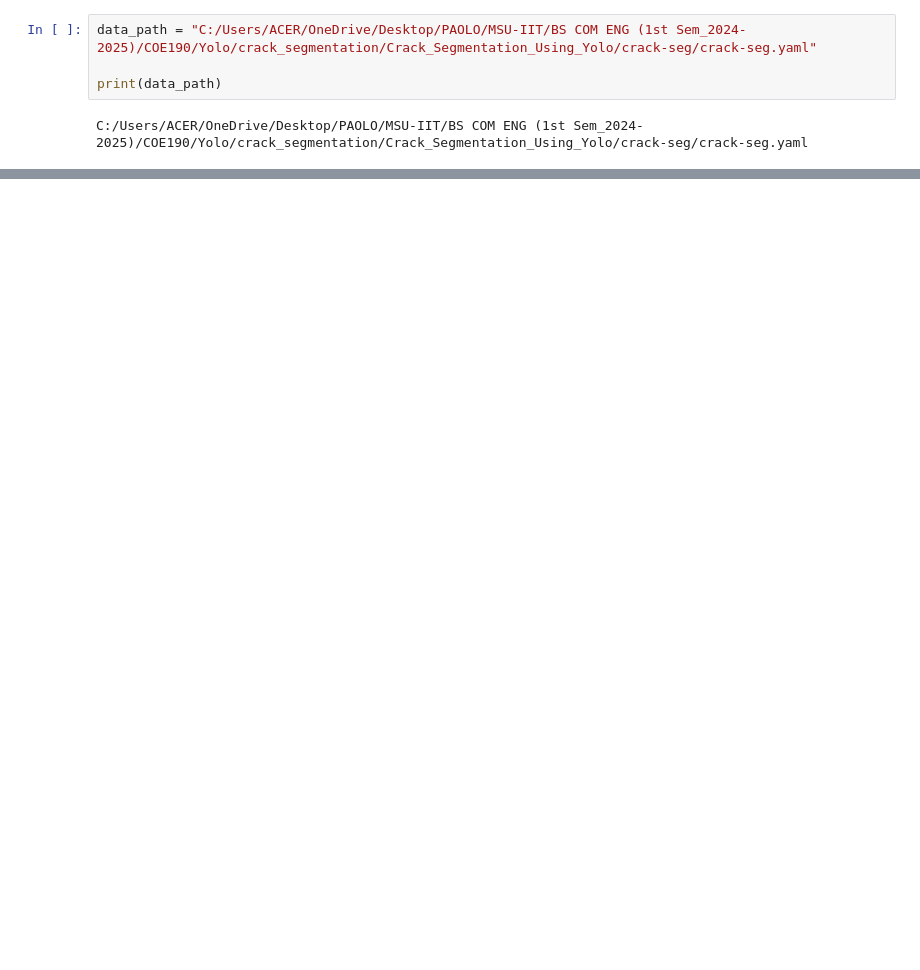
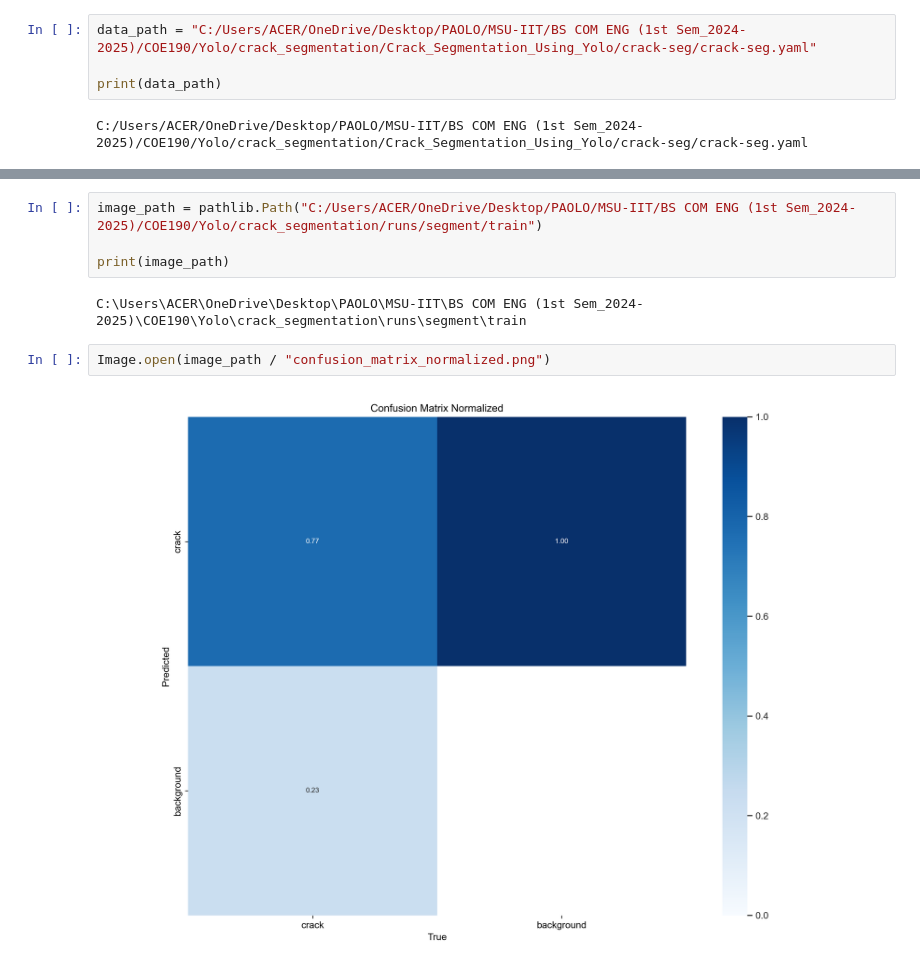
Before and after one commit to PawixTheGreat267/Crack_Segmentation_Using_Yolo, a Jupyter notebook: main.ipynb, the cells around one changed output, grey strips where cells are left out. Cells and saved outputs as stored; diff of their text form; blank space fills up the shorter version.

```diff
--- a/main.ipynb
+++ b/main.ipynb
@@ -261,0 +346,10 @@ NameError: name 'model' is not defined
+# %%
+image_path = pathlib.Path("C:/Users/ACER/OneDrive/Desktop/PAOLO/MSU-IIT/BS COM ENG (1st Sem_2024-2025)/COE190/Yolo/crack_segmentation/runs/segment/train")
+
+print(image_path)
+# %% [output]
+C:\Users\ACER\OneDrive\Desktop\PAOLO\MSU-IIT\BS COM ENG (1st Sem_2024-2025)\COE190\Yolo\crack_segmentation\runs\segment\train
+# %%
+Image.open(image_path / "confusion_matrix_normalized.png")
+# %% [output]
+[figure, added]
```
Also changed, not shown: parts of 6 cells of this notebook.
